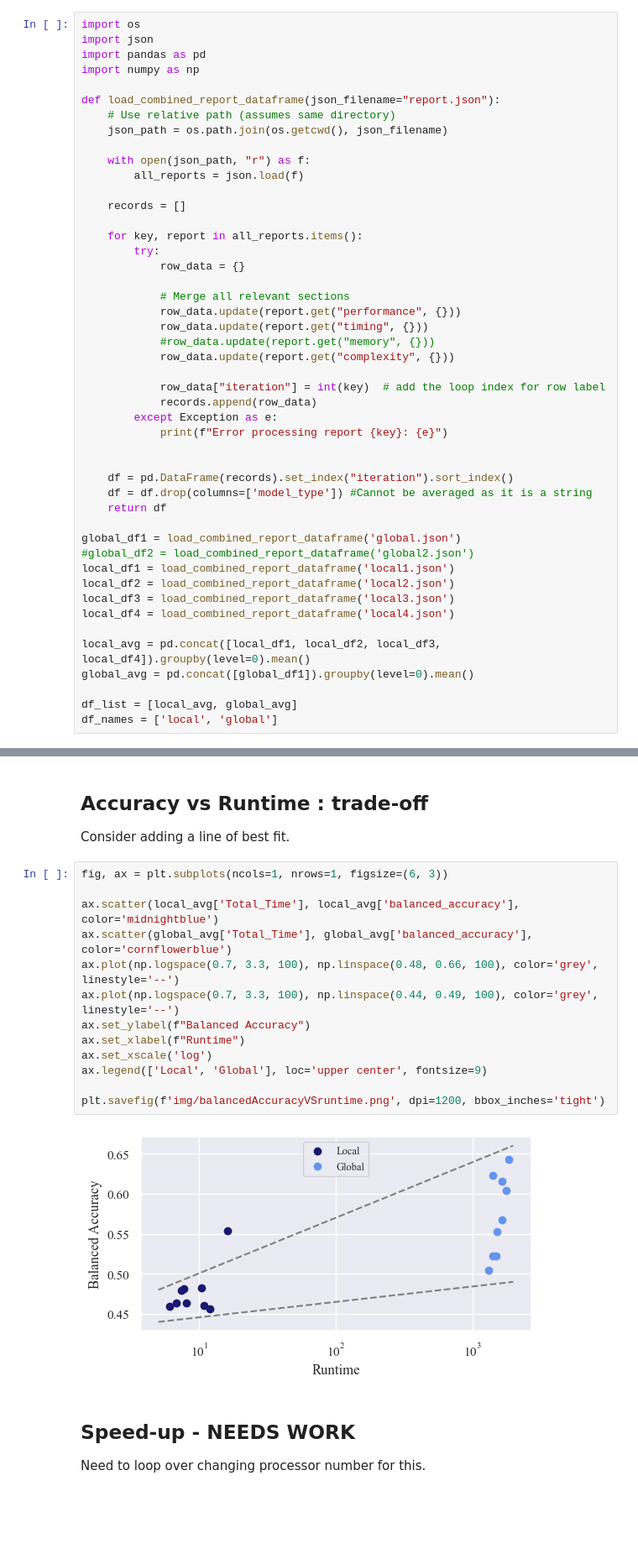
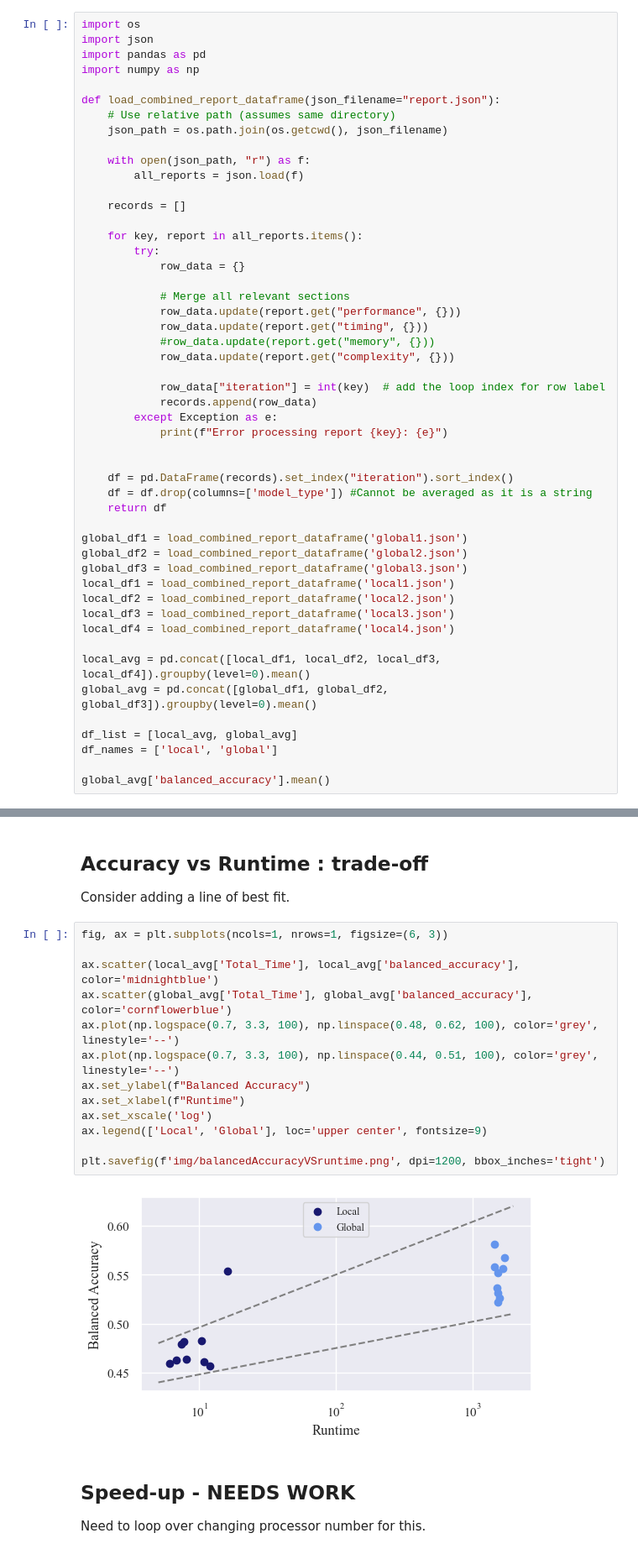
Before and after one commit to KRudd-E/BigData, a Jupyter notebook: code/src/logs/reports_analysis.ipynb, the cells around one changed output, grey strips where cells are left out. Shown at 84% size. Cells and saved outputs as stored; diff of their text form; blank space fills up the shorter version.

```diff
--- a/code/src/logs/reports_analysis.ipynb
+++ b/code/src/logs/reports_analysis.ipynb
@@ -46,15 +46,18 @@ def load_combined_report_dataframe(json_filename="report.json"):
     df = df.drop(columns=['model_type']) #Cannot be averaged as it is a string
     return df
 
-global_df1 = load_combined_report_dataframe('global.json')
-#global_df2 = load_combined_report_dataframe('global2.json')
+global_df1 = load_combined_report_dataframe('global1.json')
+global_df2 = load_combined_report_dataframe('global2.json')
+global_df3 = load_combined_report_dataframe('global3.json')
 local_df1 = load_combined_report_dataframe('local1.json')
 local_df2 = load_combined_report_dataframe('local2.json')
 local_df3 = load_combined_report_dataframe('local3.json')
 local_df4 = load_combined_report_dataframe('local4.json')
 
 local_avg = pd.concat([local_df1, local_df2, local_df3, local_df4]).groupby(level=0).mean()
-global_avg = pd.concat([global_df1]).groupby(level=0).mean()
+global_avg = pd.concat([global_df1, global_df2, global_df3]).groupby(level=0).mean()
 
 df_list = [local_avg, global_avg]
 df_names = ['local', 'global']
+
+global_avg['balanced_accuracy'].mean()
@@ -152,18 +157,18 @@ Consider adding a line of best fit.
 # %%
 fig, ax = plt.subplots(ncols=1, nrows=1, figsize=(6, 3))
 
 ax.scatter(local_avg['Total_Time'], local_avg['balanced_accuracy'], color='midnightblue')
 ax.scatter(global_avg['Total_Time'], global_avg['balanced_accuracy'], color='cornflowerblue')
-ax.plot(np.logspace(0.7, 3.3, 100), np.linspace(0.48, 0.66, 100), color='grey', linestyle='--')
-ax.plot(np.logspace(0.7, 3.3, 100), np.linspace(0.44, 0.49, 100), color='grey', linestyle='--')
+ax.plot(np.logspace(0.7, 3.3, 100), np.linspace(0.48, 0.62, 100), color='grey', linestyle='--')
+ax.plot(np.logspace(0.7, 3.3, 100), np.linspace(0.44, 0.51, 100), color='grey', linestyle='--')
 ax.set_ylabel(f"Balanced Accuracy")
 ax.set_xlabel(f"Runtime")
 ax.set_xscale('log')
 ax.legend(['Local', 'Global'], loc='upper center', fontsize=9)
 
 plt.savefig(f'img/balancedAccuracyVSruntime.png', dpi=1200, bbox_inches='tight')
 # %% [output]
-[figure, old version]
+[figure, new version]
 # %% [markdown]
 ## Speed-up - NEEDS WORK
 
```
Also changed, not shown: parts of 7 cells of this notebook, 11 other files.
